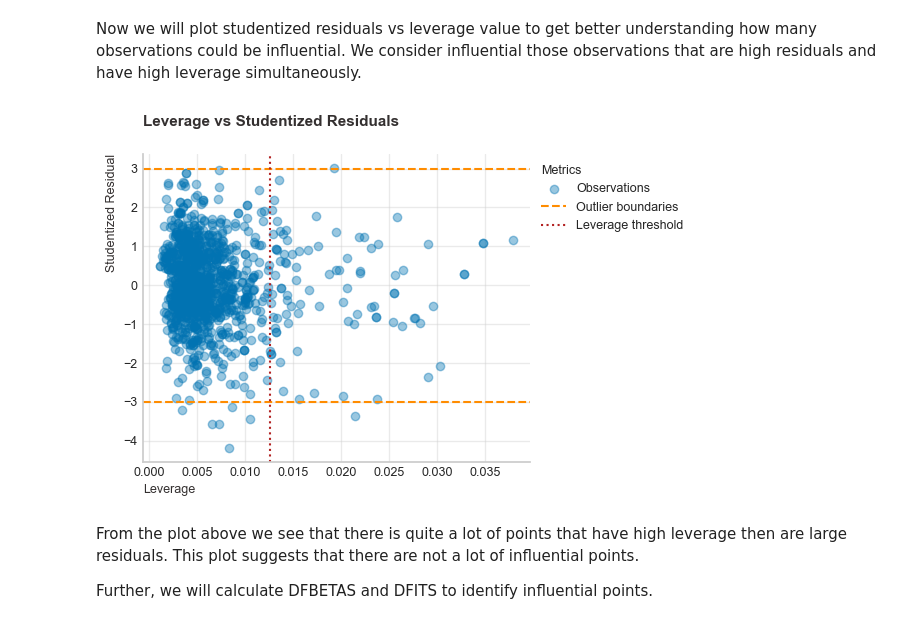
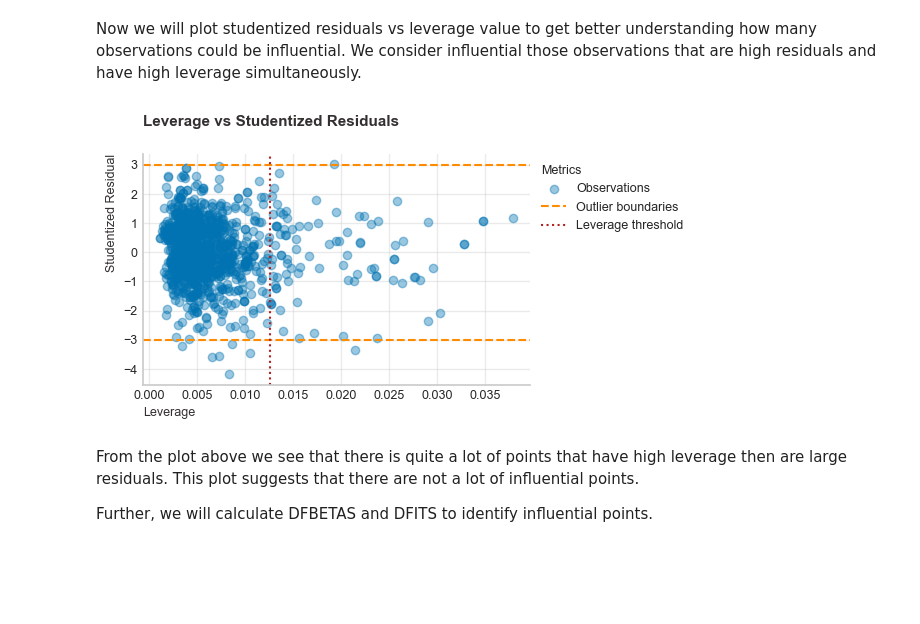
Before and after one commit to Gintare1985/Red-Wine-Quality-Project, a Jupyter notebook: notebooks/Red_wine_quality_analysis.ipynb, the cells around one changed output. Drawn from its saved outputs; the diff is of its cells as text; code cells hidden in the pictures; blank space fills up the shorter version.

```diff
--- a/notebooks/Red_wine_quality_analysis.ipynb
+++ b/notebooks/Red_wine_quality_analysis.ipynb
@@ -1458,10 +1471,10 @@ dffits = infl.dffits
 Now we will plot studentized residuals vs leverage value to get better understanding how many observations could be influential. We consider influential those observations that are high residuals and have high leverage simultaneously.
 # %%
 utils.plot_residuals_vs_leverage(
-    leverage, studentized_resid, leverage_thresh, 0.4, (5, 4)
+    leverage, studentized_resid, leverage_thresh, 0.4, (5, 3)
 )
 # %% [output]
-[figure, old version]
+[figure, new version]
 # %% [markdown]
 From the plot above we see that there is quite a lot of points that have high leverage then are large residuals. This plot suggests that there are not a lot of influential points.
 
```
Also changed, not shown: parts of 61 cells of this notebook, 2 other files.
